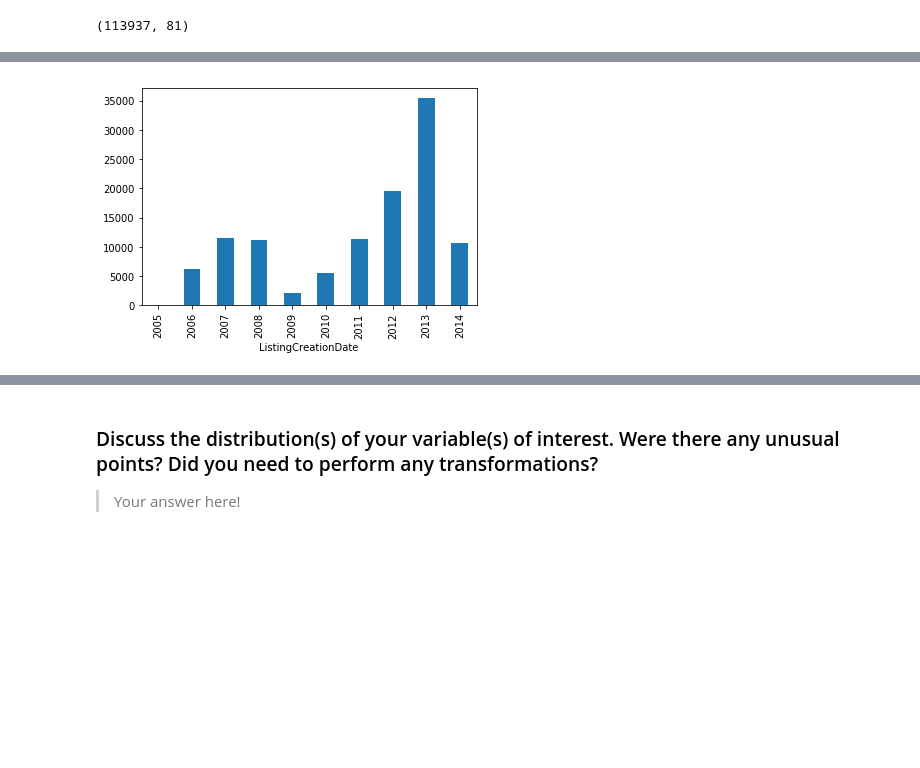
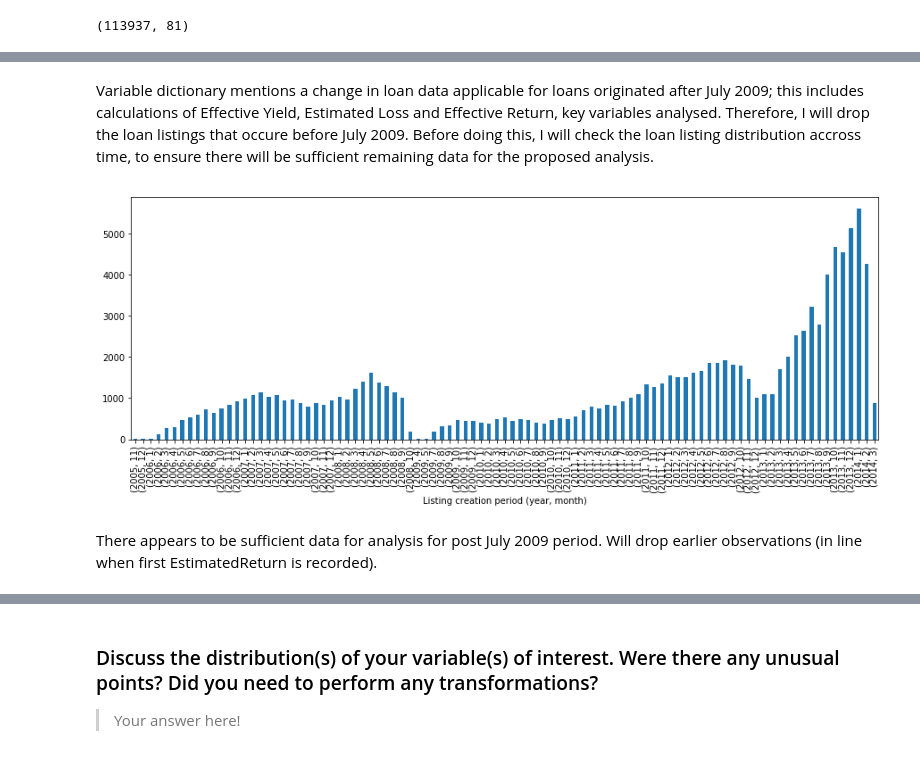
Before and after one commit to VilijaVait/data-analyst-udacity, a Jupyter notebook: projects/CommunicateData/ProsperLoanDataAnalysis.ipynb, the cells around one changed output, grey strips where cells are left out. Drawn from its saved outputs; the diff is of its cells as text; code cells hidden in the pictures; blank space fills up the shorter version.

Commit message:
feat: add part of univariate analysis (ProsperLoans)

```diff
--- a/projects/CommunicateData/ProsperLoanDataAnalysis.ipynb
+++ b/projects/CommunicateData/ProsperLoanDataAnalysis.ipynb
@@ -52,9 +55,18 @@ Investors                              113937 non-null int64
 dtypes: bool(3), float64(50), int64(11), object(17)
 memory usage: 68.1+ MB
 # %%
+#converting all dates to datetime
 df.ListingCreationDate = pd.to_datetime(df.ListingCreationDate)
+df.LoanOriginationDate = pd.to_datetime(df.LoanOriginationDate)
+df.DateCreditPulled = pd.to_datetime(df.DateCreditPulled)
 df.ClosedDate = pd.to_datetime(df.ClosedDate)
+# %% [markdown]
+Variable dictionary mentions a change in loan data applicable for loans originated after July 2009; this includes calculations of Effective Yield, Estimated Loss and Effective Return, key variables analysed.  Therefore, I will drop the loan listings that occure before July 2009.  Before doing this, I will check the loan listing distribution accross time, to ensure there will be sufficient remaining data for the proposed analysis.
 # %%
-df.groupby(df.ListingCreationDate.dt.year)['ListingCreationDate'].count().plot(kind='bar');
+plt.figure(figsize=[15,5])
+df.groupby([df.ListingCreationDate.dt.year,df.ListingCreationDate.dt.month])['ListingCreationDate'].count().plot(kind='bar')
+plt.xlabel('Listing creation period (year, month)');
 # %% [output]
-[figure, old version]
+[figure, new version]
+# %% [markdown]
+There appears to be sufficient data for analysis for post July 2009 period.  Will drop earlier observations (in line when first EstimatedReturn is recorded).
```
Also changed, not shown: parts of 33 cells of this notebook.
